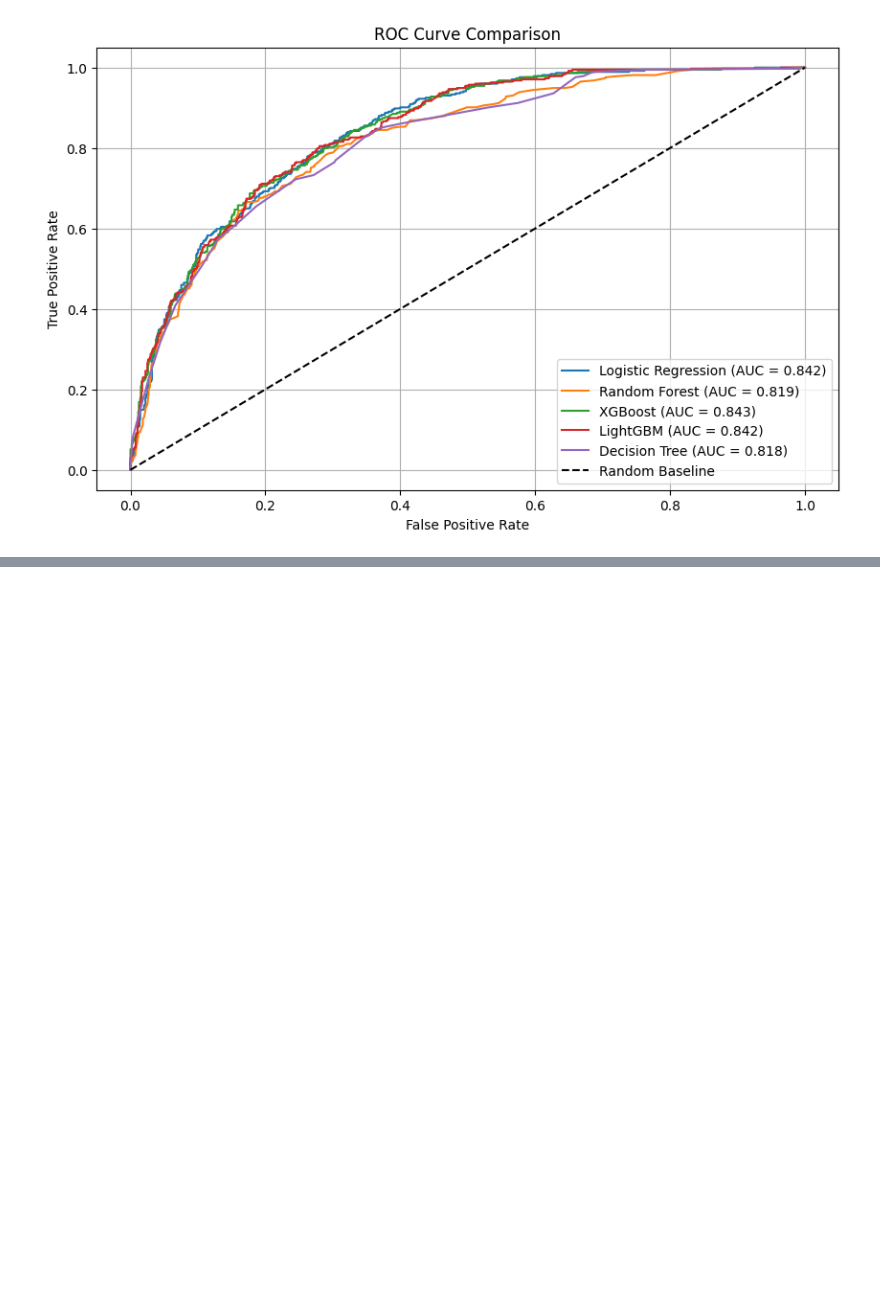
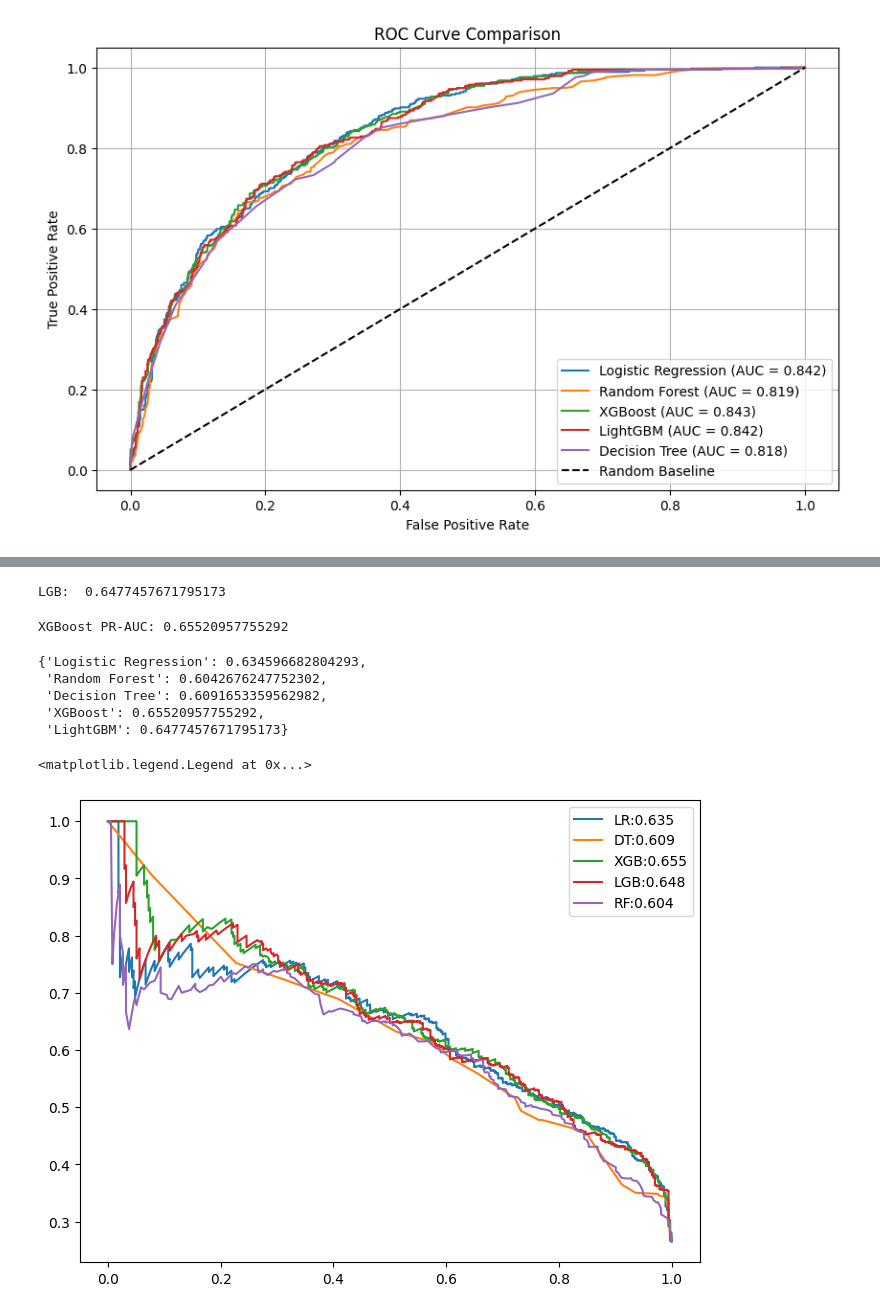
Before and after one commit to Sahil-K-Y/AI-ML-Blueprint, a Jupyter notebook: End-to-End Customer Churn Prediction System/churn prediction.ipynb, the cells around one changed output, grey strips where cells are left out. Saved outputs shown, nothing was run; the diff lists cells and outputs as text; code cells hidden in the pictures; blank space fills up the shorter version.

```diff
--- a/End-to-End Customer Churn Prediction System/churn prediction.ipynb
+++ b/End-to-End Customer Churn Prediction System/churn prediction.ipynb
@@ -696,0 +722,27 @@ plt.show()
+# %%
+pr_auc_lgb=average_precision_score(y_test,y_prob_lgbm)
+print("LGB: ",pr_auc_lgb)
+# %% [output]
+LGB:  0.6477457671795173
+# %%
+pr_auc_xgb = average_precision_score(y_test, y_prob_xgb)
+
+print("XGBoost PR-AUC:", pr_auc_xgb)
+# %% [output]
+XGBoost PR-AUC: 0.65520957755292
+# %%
+pr_auc_scores = {
+    "Logistic Regression": pr_auc_lr,
+    "Random Forest": pr_auc_rf,
+    "Decision Tree": pr_auc_dt,
+    "XGBoost": pr_auc_xgb,
+    "LightGBM": pr_auc_lgb
+}
+
+pr_auc_scores
+# %% [output]
+{'Logistic Regression': 0.634596682804293,
+ 'Random Forest': 0.6042676247752302,
+ 'Decision Tree': 0.6091653359562982,
+ 'XGBoost': 0.65520957755292,
+ 'LightGBM': 0.6477457671795173}
@@ -696,0 +751,17 @@ plt.show()
+# %%
+precision_lr, recall_lr, _ = precision_recall_curve(y_test, y_pred_lr)
+precision_rf, recall_rf, _ = precision_recall_curve(y_test, y_prob_rf)
+precision_xgb, recall_xgb, _ = precision_recall_curve(y_test, y_prob_xgb)
+precision_lgbm, recall_lgbm, _ = precision_recall_curve(y_test, y_prob_lgbm)
+precision_dt, recall_dt, _ = precision_recall_curve(y_test, y_prob_dt)
+# %%
+plt.figure(figsize=(8,6))
+plt.plot(recall_lr,precision_lr,label=f"LR:{pr_auc_lr:.3f}")
+plt.plot(recall_dt,precision_dt,label=f"DT:{pr_auc_dt:.3f}")
+plt.plot(recall_xgb,precision_xgb,label=f"XGB:{pr_auc_xgb:.3f}")
+plt.plot(recall_lgbm,precision_lgbm,label=f"LGB:{pr_auc_lgb:.3f}")
+plt.plot(recall_rf,precision_rf,label=f"RF:{pr_auc_rf:.3f}")
+plt.legend()
+# %% [output]
+<matplotlib.legend.Legend at 0x...>
+[figure, added]
```
Also changed, not shown: parts of 14 cells of this notebook.
